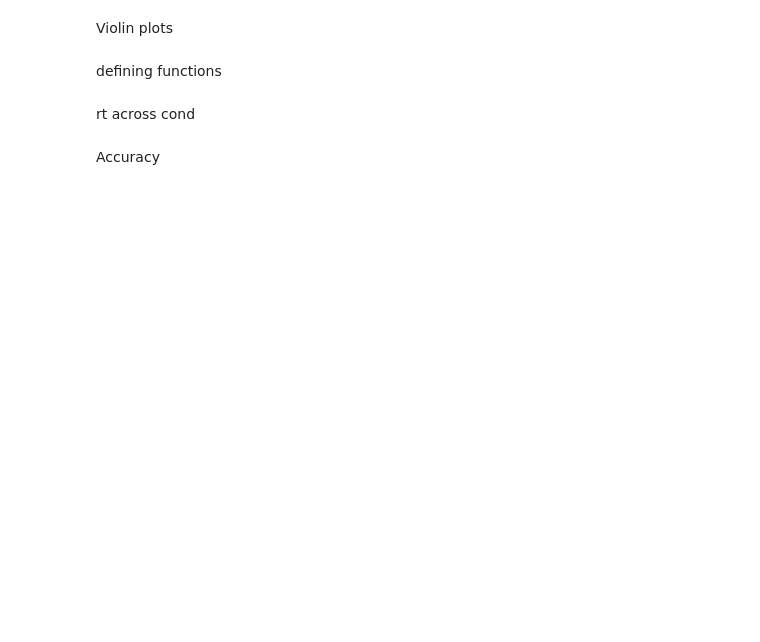
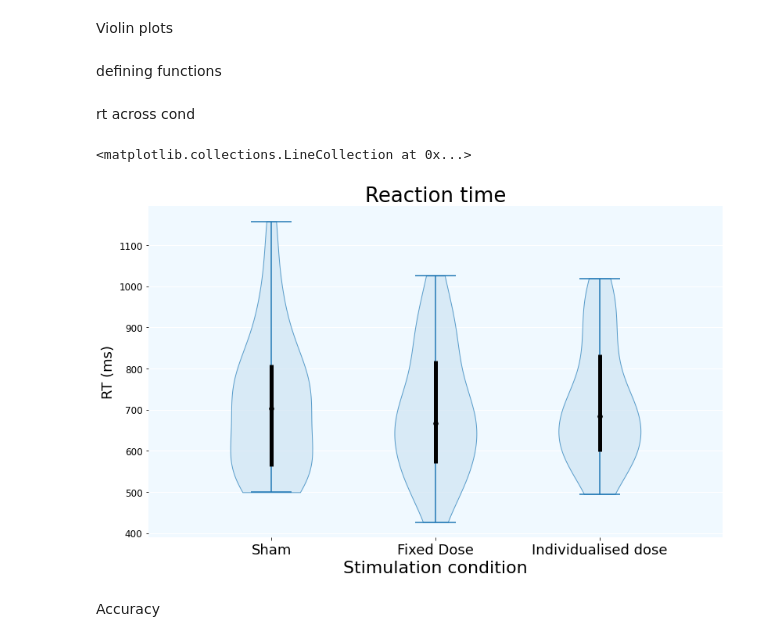
Before and after one commit to hmnn-lab/individualized_tES, a Jupyter notebook: tacsBehaviouralAnalysis.ipynb, the cells around one changed output. Saved outputs shown, nothing was run; the diff lists cells and outputs as text; code cells hidden in the pictures; blank space fills up the shorter version.

```diff
--- a/tacsBehaviouralAnalysis.ipynb
+++ b/tacsBehaviouralAnalysis.ipynb
@@ -277,54 +407,60 @@ def set_axis_style(ax, labels):
 # %% [markdown]
 rt across cond
 # %%
-data_to_plot = [dataRt['Sham'], dataRt['Fixed dose'], dataRt['Individualised dose'] ]
+# Prepare the data to plot
+data_to_plot = [dataRt['Sham'], dataRt['Fixed dose'], dataRt['Individualised dose']]
+
+# Create the figure and axes
 fig = plt.figure(figsize=(12, 7))
+ax = fig.add_axes([0.09, 0.1, 0.85, 0.84])
 
-# Create an axes instance
-ax = fig.add_axes([0.09,0.1,0.85,0.84])
+# Configure axis and plot style
 ax.tick_params(axis='y', which='major', labelsize=12)
 ax.spines.right.set_visible(False)
 ax.spines.top.set_visible(False)
 ax.spines.left.set_visible(False)
 ax.spines.bottom.set_visible(False)
-# ax.set_yticks(size = 14)
-# ax.set_xticks(size = 16)
-ax.grid(True, axis = "y", color='w', linestyle='-', linewidth=1.2, which="major",  zorder = -1.0)
-ax.patch.set_facecolor('.91')
-plt.rc("axes", axisbelow = True)
-# Create the boxplot
+ax.grid(True, axis="y", color='w', linestyle='-', linewidth=1.2, which="major", zorder=-1.0)
+ax.patch.set_facecolor('#f0f9ff')
+plt.rc("axes", axisbelow=True)
 
+# Create the violin plot
 bp = ax.violinplot(data_to_plot, showmeans=False, showmedians=False, showextrema=True)
-label = ['Sham','Fixed Dose', 'Individualised dose']
+label = ['Sham', 'Fixed Dose', 'Individualised dose']
 
+# Set axis style
 for ax in [ax]:
     set_axis_style(ax, label)
 
+# Set plot labels and title
+ax.set_xlabel('Stimulation condition', fontsize=22, fontname="sans-serif")
+ax.set_ylabel('RT (ms)', fontsize=18, fontname="sans-serif")
+ax.set_title('Reaction time', fontsize=26, fontname="sans-serif")
 
-ax.set_xlabel('Stimulation condition', fontsize = 22, fontname = "sans")
-ax.set_ylabel('RT (ms)', fontsize = 18, fontname = "sans")
-ax.set_title('Reaction time', fontsize = 26, fontname = "sans")
+# Customize violin plot appearance
+for pc in bp['bodies']:
+    pc.set_facecolor('#cfe5f3')
+    pc.set_edgecolor('#1d78b6')
+    pc.set_alpha(0.7)
 
-plt.rc('xtick', labelsize=30)
-plt.rc('ytick', labelsize=15)
-plt.rc('axes', titlesize=35)
-plt.rc('axes', labelsize=35)
-
-for pc in bp['bodies']:
-    pc.set_facecolor('#B2C8DF')
-    pc.set_edgecolor('#6E85B7')
-    pc.set_alpha(0.7)
+# Calculate quartiles, whiskers, and medians
 quartile1, medians, quartile3 = np.percentile(data_to_plot, [25, 50, 75], axis=1)
 whiskers = np.array([
     adjacent_values(sorted_array, q1, q3)
     for sorted_array, q1, q3 in zip(data_to_plot, quartile1, quartile3)])
 whiskers_min, whiskers_max = whiskers[:, 0], whiskers[:, 0]
 
+# Plot medians, quartiles, and whiskers
 inds = np.arange(1, len(medians) + 1)
 ax.scatter(inds, medians, marker='o', color='black', s=30, zorder=3)
 ax.vlines(inds, quartile1, quartile3, color='black', linestyle='-', lw=5)
 ax.vlines(inds, whiskers_min, whiskers_max, color='black', linestyle='-', lw=4)
-# plt.savefig("/home/friction_15/lab/dissertation/reviewFigures/violinTacsRT.jpg", format="jpg", dpi = 500)
+
+# Uncomment the following line if you want to save the plot as an image file
+# plt.savefig(".jpg", format="jpg", dpi=500)
+# %% [output]
+<matplotlib.collections.LineCollection at 0x...>
+[figure, added]
 # %% [markdown]
 Accuracy
 # %%
```
Also changed, not shown: parts of 40 cells of this notebook, 3 other files.
